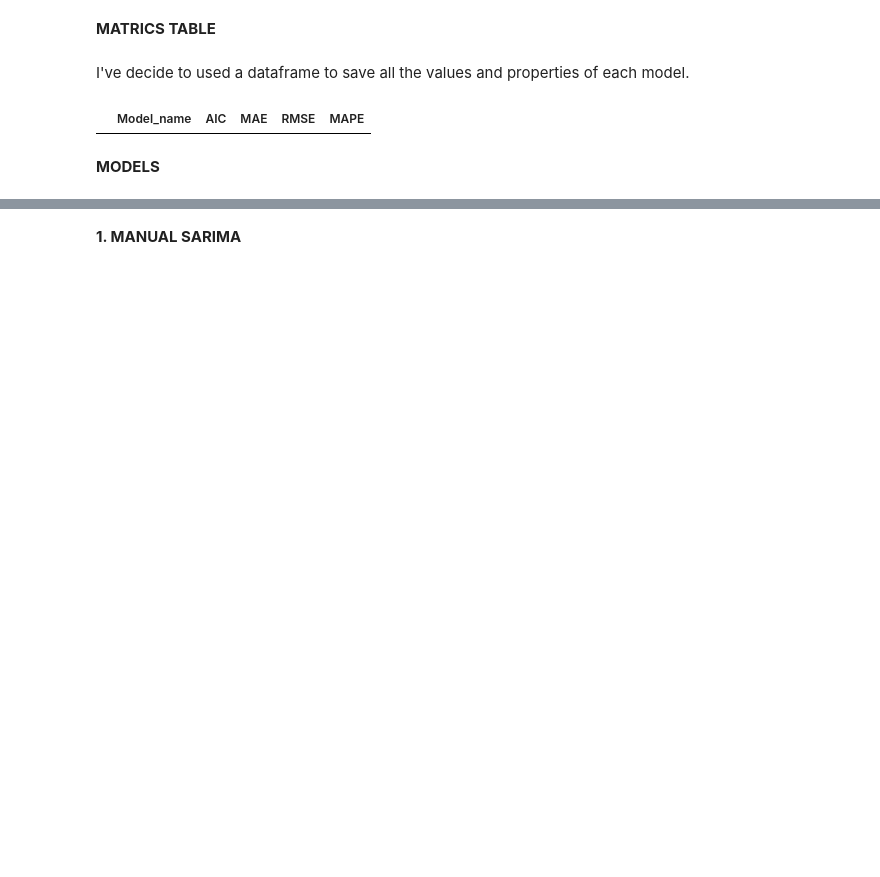
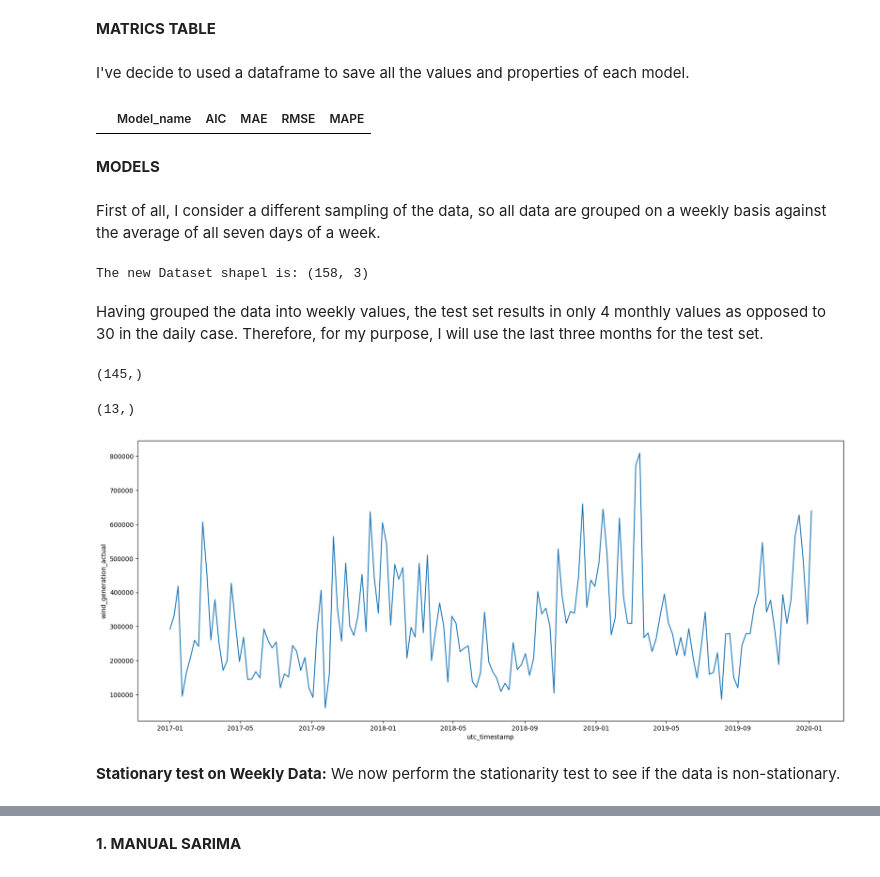
Before and after one commit to IsabellaPodavini/Statistical_Models, a Jupyter notebook: project.ipynb, the cells around one changed output, grey strips where cells are left out. Drawn from its saved outputs; the diff is of its cells as text; code cells hidden in the pictures; blank space fills up the shorter version.

```diff
--- a/project.ipynb
+++ b/project.ipynb
@@ -386,3 +409,28 @@ display(metrics_df)
 |  | Model_name | AIC | MAE | RMSE | MAPE |
 # %% [markdown]
 **MODELS**
+# %% [markdown]
+First of all, I consider a different sampling of the data, so all data are grouped on a weekly basis against the average of all seven days of a week.
+# %%
+weekly_wind_energy = wind_energy.resample('1W').mean()
+print("The new Dataset shapel is:", weekly_wind_energy.shape)
+# %% [output]
+The new Dataset shapel is: (158, 3)
+# %% [markdown]
+Having grouped the data into weekly values, the test set results in only 4 monthly values as opposed to 30 in the daily case. Therefore, for my purpose, I will use the last three months for the test set.
+# %%
+data_train = weekly_wind_energy['wind_generation_actual'][:-13]
+data_test = weekly_wind_energy['wind_generation_actual'][-13:]
+display(data_train.shape)
+display(data_test.shape)
+# %% [output]
+(145,)
+(13,)
+# %%
+plt.figure(figsize=(20,8))
+sns.lineplot(weekly_wind_energy, x='utc_timestamp', y='wind_generation_actual')
+plt.show()
+# %% [output]
+[figure, added]
+# %% [markdown]
+**Stationary test on Weekly Data:** We now perform the stationarity test to see if the data is non-stationary.
```
Also changed, not shown: parts of 36 cells of this notebook.
